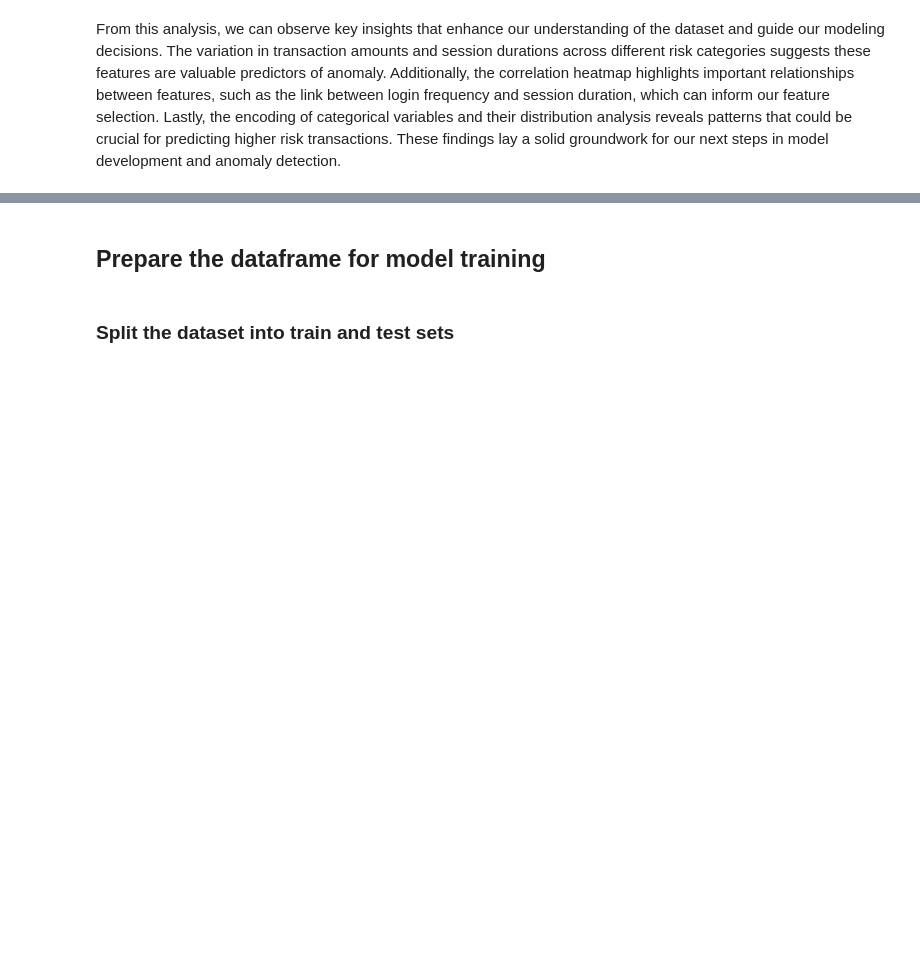
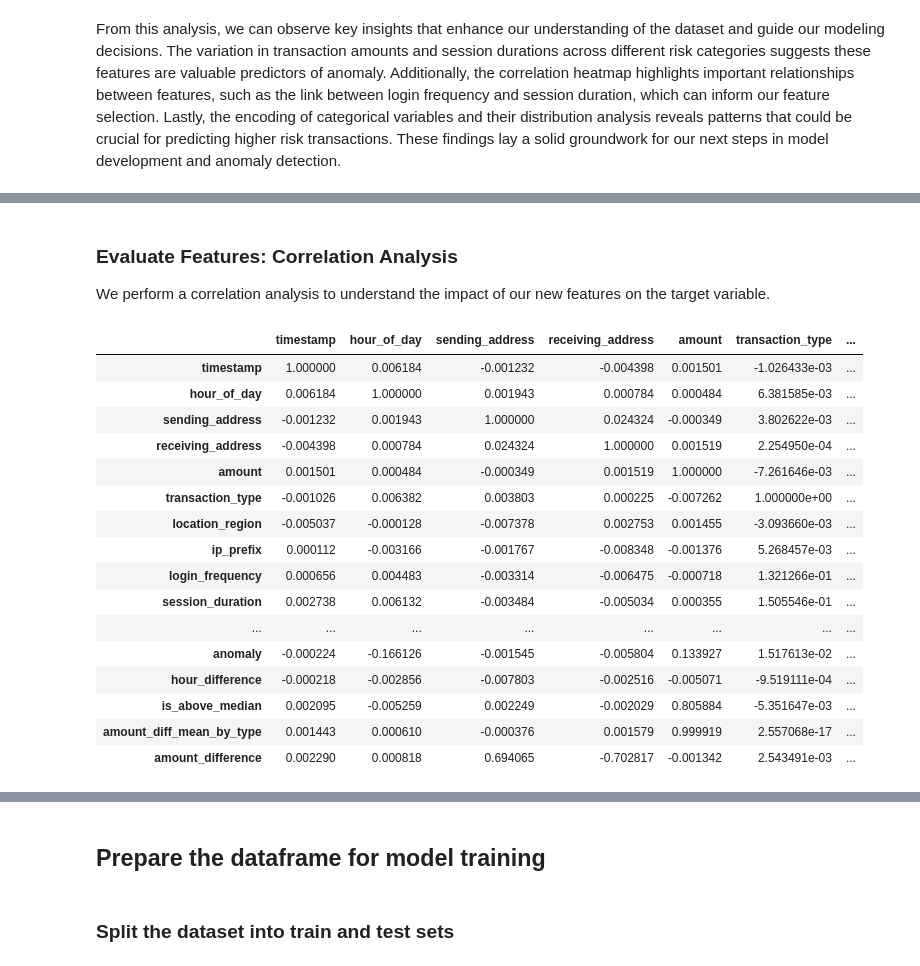
Before and after one commit to acarolinacc/IA-Proj2, a Jupyter notebook: src/financial_transactions.ipynb, the cells around one changed output, grey strips where cells are left out. Drawn from its saved outputs; the diff is of its cells as text; code cells hidden in the pictures; blank space fills up the shorter version.

```diff
--- a/src/financial_transactions.ipynb
+++ b/src/financial_transactions.ipynb
@@ -299,0 +356,25 @@ From this analysis, we can observe key insights that enhance our understanding o
+# %% [markdown]
+### Evaluate Features: Correlation Analysis
+We perform a correlation analysis to understand the impact of our new features on the target variable.
+# %%
+# Calculate correlation matrix
+correlation_matrix = df.corr()
+correlation_matrix
+# %% [output]
+|  | timestamp | hour_of_day | sending_address | receiving_address | amount | transaction_type | ... |
+| timestamp | 1.000000 | 0.006184 | -0.001232 | -0.004398 | 0.001501 | -1.026433e-03 | ... |
+| hour_of_day | 0.006184 | 1.000000 | 0.001943 | 0.000784 | 0.000484 | 6.381585e-03 | ... |
+| sending_address | -0.001232 | 0.001943 | 1.000000 | 0.024324 | -0.000349 | 3.802622e-03 | ... |
+| receiving_address | -0.004398 | 0.000784 | 0.024324 | 1.000000 | 0.001519 | 2.254950e-04 | ... |
+| amount | 0.001501 | 0.000484 | -0.000349 | 0.001519 | 1.000000 | -7.261646e-03 | ... |
+| transaction_type | -0.001026 | 0.006382 | 0.003803 | 0.000225 | -0.007262 | 1.000000e+00 | ... |
+| location_region | -0.005037 | -0.000128 | -0.007378 | 0.002753 | 0.001455 | -3.093660e-03 | ... |
+| ip_prefix | 0.000112 | -0.003166 | -0.001767 | -0.008348 | -0.001376 | 5.268457e-03 | ... |
+| login_frequency | 0.000656 | 0.004483 | -0.003314 | -0.006475 | -0.000718 | 1.321266e-01 | ... |
+| session_duration | 0.002738 | 0.006132 | -0.003484 | -0.005034 | 0.000355 | 1.505546e-01 | ... |
+| ... | ... | ... | ... | ... | ... | ... | ... |
+| anomaly | -0.000224 | -0.166126 | -0.001545 | -0.005804 | 0.133927 | 1.517613e-02 | ... |
+| hour_difference | -0.000218 | -0.002856 | -0.007803 | -0.002516 | -0.005071 | -9.519111e-04 | ... |
+| is_above_median | 0.002095 | -0.005259 | 0.002249 | -0.002029 | 0.805884 | -5.351647e-03 | ... |
+| amount_diff_mean_by_type | 0.001443 | 0.000610 | -0.000376 | 0.001579 | 0.999919 | 2.557068e-17 | ... |
+| amount_difference | 0.002290 | 0.000818 | 0.694065 | -0.702817 | -0.001342 | 2.543491e-03 | ... |
```
Also changed, not shown: parts of 26 cells of this notebook.
